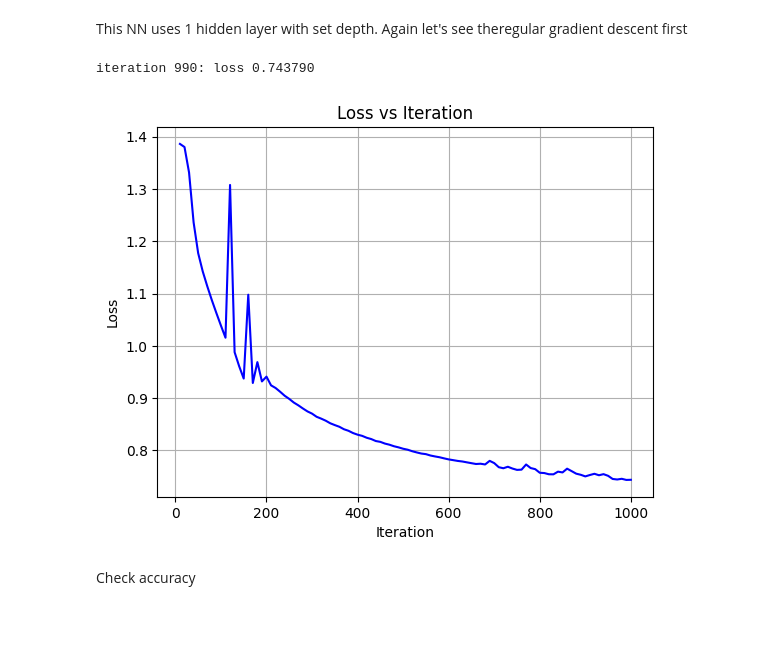
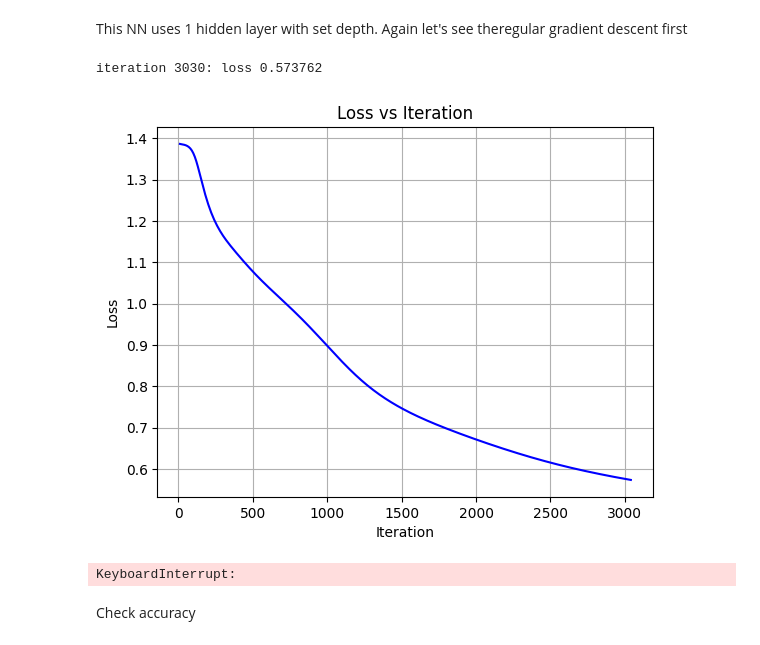
Before and after one commit to DavideCristoforetti/Machine-Learning-HEP-MasterDegree, a Jupyter notebook: src/PiD_project.ipynb, the cells around one changed output. Cells and saved outputs as stored; diff of their text form; code cells hidden in the pictures.

```diff
--- a/src/PiD_project.ipynb
+++ b/src/PiD_project.ipynb
@@ -43,7 +54,8 @@ I'm going to Ignore the last three columns, beta and the momentum should be enou
 # %%
-nFeatures = 3
+nFeatures = 5
 nLabels = 4
-complete_dataset.drop(complete_dataset.columns[-nFeatures:], axis=1, inplace=True)
+#complete_dataset.drop(complete_dataset.columns[4-nFeatures:], axis=1, inplace=True)
+complete_dataset.drop(["nphe"], axis=1, inplace=True)
 print("The dataset now contains:  " + str(complete_dataset.shape[0]) + " rows and " + str(complete_dataset.shape[1]) + " columns" )
 complete_dataset.head()
 # %% [output]
@@ -159,10 +170,10 @@ Finally we store the features and the labels in different arrays. It is also use
 # %%
-features_array = train_df.iloc[:, -3:].values
+features_array = train_df.iloc[:, -nFeatures:].values
 IDs_array = train_df.iloc[:,0].values
-features_and_IDs = train_df.iloc[:, -4:].values
-#print(features_and_IDs)
+features_and_IDs = train_df.iloc[:, -nLabels:].values
+print(features_array)
 
-test_features_array = test_df.iloc[:, -3:].values
+test_features_array = test_df.iloc[:, -nFeatures:].values
 test_IDs_array = test_df.iloc[:,0].values
 
 particleIDs_index = {
@@ -465,7 +484,7 @@ Predicted Particle:  Pion
 This NN uses 1 hidden layer with set depth. Again let's see theregular gradient descent first
 # %%
 %matplotlib inline
-
+np.random.seed(39)
 
 h = 100 # size of hidden layer
 W = 0.01 * np.random.randn(nFeatures,h)
@@ -482,12 +501,12 @@ show_plot = True
 losses = []
 
 
-iterations = 1000
+iterations = 100000
 print_freq = 10
 
 # some hyperparameters for the gradient descent
 # Interesting result for step size = 1
-step_size = 0.7
+step_size = 0.1
 reg = 1e-3 # regularization strength
 
 for i in range(iterations):
@@ -531,35 +550,36 @@ for i in range(iterations):
             plt.show()
 
 
     # compute the gradient on scores
     dscores = probs
     dscores[range(num_samples),IDs_indeces] -= 1
     dscores /= num_samples
 
     # backpropate the gradient to the parameters
     # first backprop into parameters W2 and b2
     dW2 = np.dot(hidden_layer.T, dscores)
     db2 = np.sum(dscores, axis=0, keepdims=True)
     # next backprop into hidden layer
     dhidden = np.dot(dscores, W2.T)
     # backprop the ReLU non-linearity
     dhidden[hidden_layer <= 0] = 0
     # finally into W,b
     dW = np.dot(features_array.T, dhidden)
     db = np.sum(dhidden, axis=0, keepdims=True)
 
     # add regularization gradient contribution
     dW2 += reg * W2
     dW += reg * W
 
     # perform a parameter update
     W += -step_size * dW
     b += -step_size * db
     W2 += -step_size * dW2
     b2 += -step_size * db2
 # %% [output]
-iteration 990: loss 0.743790
+iteration 3030: loss 0.573762
-[figure, old version]
+[figure, new version]
+KeyboardInterrupt:
 # %% [markdown]
 Check accuracy
 # %%
```
Also changed, not shown: parts of 24 cells of this notebook.
